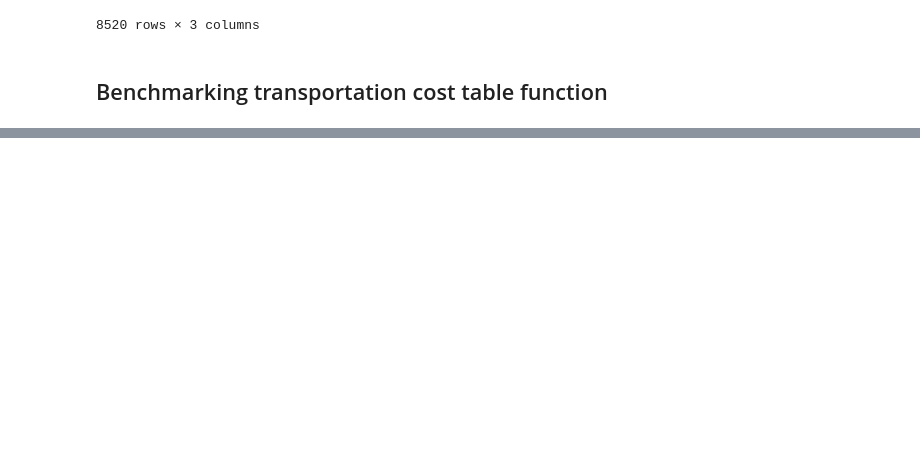
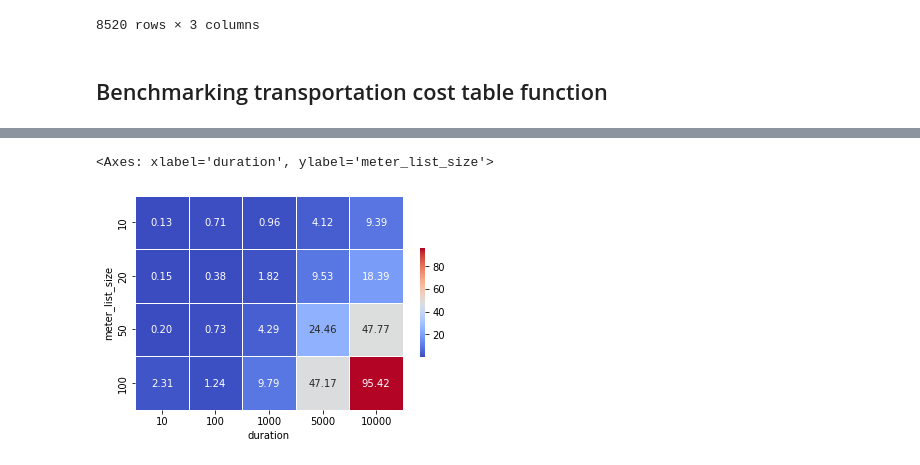
Before and after one commit to kevinvbc/deeproad, a Jupyter notebook: Gorilla_Assignment.ipynb, the cells around one changed output, grey strips where cells are left out. Cells and saved outputs as stored; diff of their text form; code cells hidden in the pictures; blank space fills up the shorter version.

```diff
--- a/Gorilla_Assignment.ipynb
+++ b/Gorilla_Assignment.ipynb
@@ -279,3 +285,6 @@ def transportation_cost(meter_list: list, consumption_forecast) :
 
 
   return total_cost_and_consumption
+# %%
+total_cost_and_consumption = transportation_cost(meters,mock_data)
+total_cost_and_consumption
@@ -419,0 +460,16 @@ Execution time for meter size of  10000000 and duration of  500  was  19.7112366
+# %%
+# Benchmarking transportation_cost_beta()
+for d in durations_beta:
+  for m in meter_list_sizes_beta:
+    meters = meter_generator(m)
+
+    mock_data = mock_consumption_generator(meters, duration=d)
+
+    def transportation_cost_test():
+      transportation_cost_beta(meters,mock_data)
+
+    execution_time = run_benchmark(meters, mock_data)
+    print("Beta execution time for meter size of ", m, "and duration of ", d, " was ", execution_time)
+    results_beta.append({'meter_list_size': m, 'duration': d, 'execution_time': execution_time})
+
+execution_times_df_beta = pd.DataFrame(results_beta)
@@ -431,0 +525,6 @@ execution_times_df
+# %%
+# execution times transportation_cost_beta()
+sns.heatmap(execution_times_df_beta, cmap='coolwarm', annot=True, linewidths=.5, fmt=".2f", square=True, cbar_kws={"shrink": .5})
+# %% [output]
+<Axes: xlabel='duration', ylabel='meter_list_size'>
+[figure, added]
```
Also changed, not shown: parts of 15 cells of this notebook.
